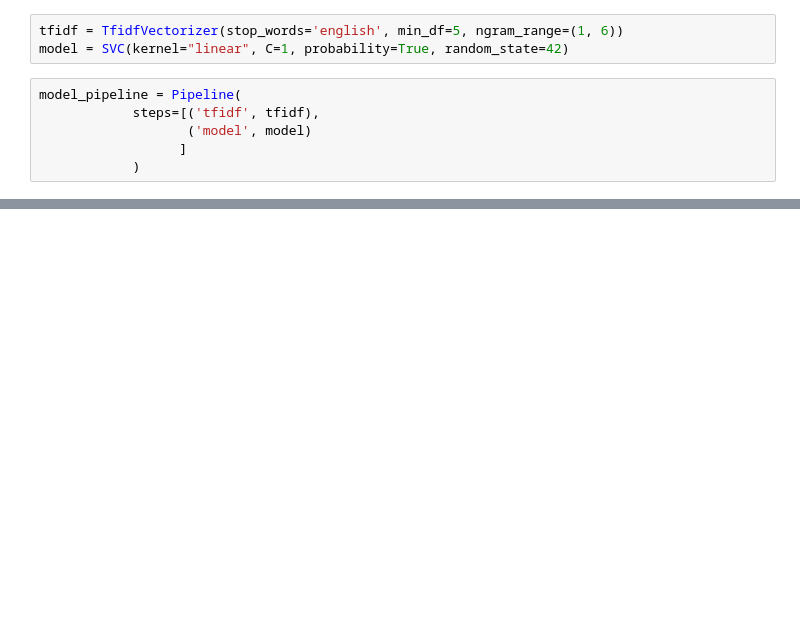
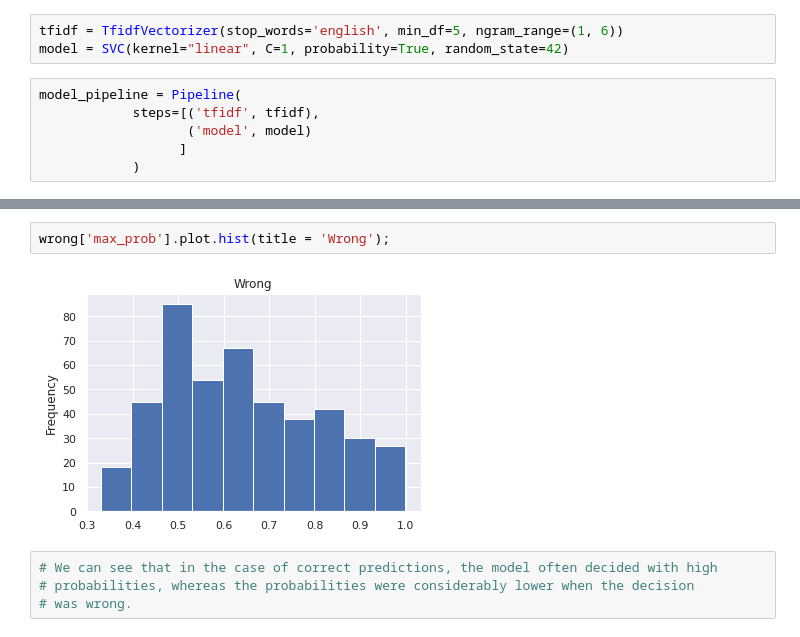
Before and after one commit to lkarjun/workouts-nlp, a Jupyter notebook: 5. Java-Development-Bug-Classification/bug_classifier.ipynb, the cells around one changed output, grey strips where cells are left out. Cells and saved outputs as stored; diff of their text form; blank space fills up the shorter version.

```diff
--- a/5. Java-Development-Bug-Classification/bug_classifier.ipynb
+++ b/5. Java-Development-Bug-Classification/bug_classifier.ipynb
@@ -207,0 +284,8 @@ print("Trian Accuracy Score: ", accuracy_score(Y_train, model.predict(X_train)))
+# %%
+wrong['max_prob'].plot.hist(title = 'Wrong');
+# %% [output]
+[figure, added]
+# %%
+# We can see that in the case of correct predictions, the model often decided with high
+# probabilities, whereas the probabilities were considerably lower when the decision
+# was wrong.
```
Also changed, not shown: parts of 32 cells of this notebook.
